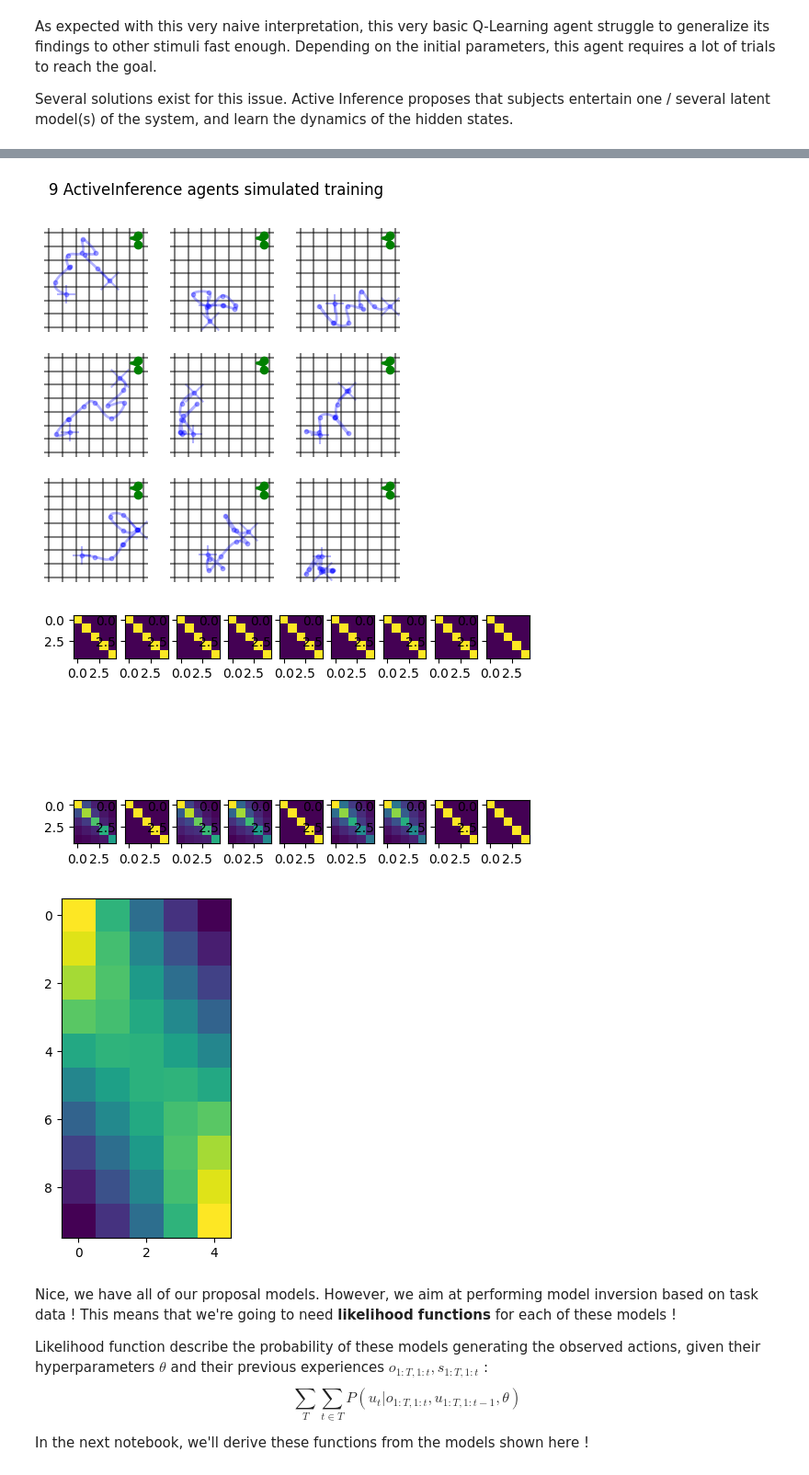
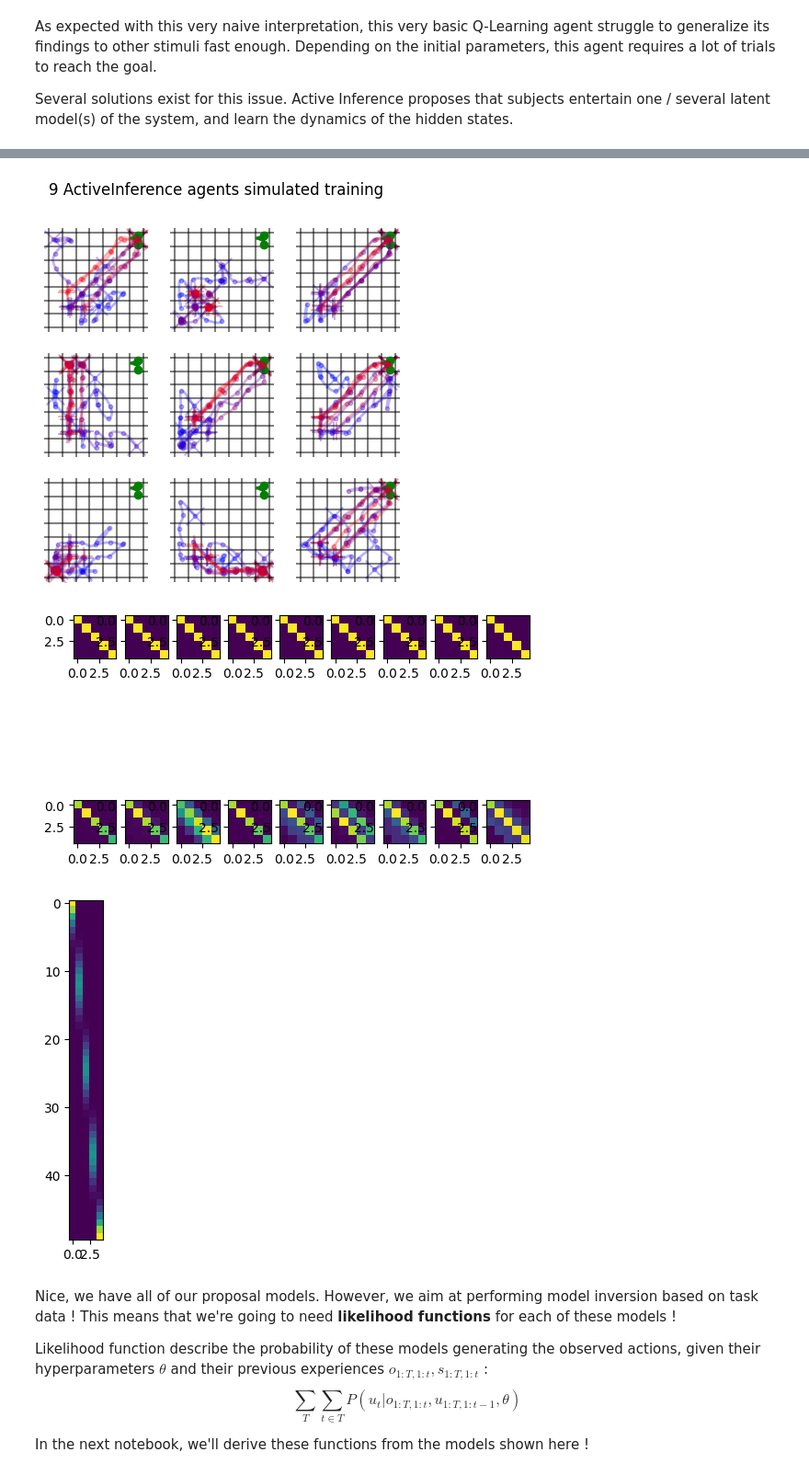
Before and after one commit to Erresthor/Behavioural_analog_to_BCI_training, a Jupyter notebook: computational_modeling_103_proposal_models.ipynb, the cells around one changed output, grey strips where cells are left out. Shown at 92% size. Saved outputs shown, nothing was run; the diff lists cells and outputs as text; code cells hidden in the pictures.

```diff
--- a/computational_modeling_103_proposal_models.ipynb
+++ b/computational_modeling_103_proposal_models.ipynb
@@ -31,7 +31,7 @@ from simulate.generate_observations import TrainingEnvironment,run_loop,generate
 T = 11
 
 # ENVIRONMENTAL CONSTANTS :
-N_FEEDBACK_OUTCOMES = 10
+N_FEEDBACK_OUTCOMES = 50
 TRUE_FEEDBACK_STD = 0.15
 GRID_SIZE = (7,7)
 START_COORD = [[5,1],[5,2],[4,1]]
@@ -305,11 +305,11 @@ aif_1d_constants = {
     # Latent state space structure
     "Ns_latent":5,      # For 1D
     # Action discretization:
-    "N_actions_distance" :3,
-    "N_actions_position" :9,
-    "N_actions_angle" :9,
+    "N_actions" :9,
 
-    "Th" : 3
+    "Th" : 3,
+
+    "learn_e" : True
 }
 
 aif_1d_params = {
@@ -327,6 +327,7 @@ aif_1d_params = {
     "emission_stickiness" : 100.0,
 
     "reward_seeking" : 10.0,
+    "habits_learning_rate" : 1.0,
 
     "action_selection_temperature" : 10.0,
 }
@@ -390,11 +391,11 @@ aif_1d_constants = {
     # Latent state space structure
     "Ns_latent":5,      # For 1D
     # Action discretization:
-    "N_actions_distance" :3,
-    "N_actions_position" :9,
-    "N_actions_angle" :9,
+    "N_actions" :9,
 
-    "Th" : 3
+    "Th" : 3,
+
+    "learn_e" : True
 }
 
 aif_1d_params = {
@@ -402,16 +403,18 @@ aif_1d_params = {
     # Model parameters : these should interact with the model components in a differentiable manner
     "transition_concentration": 1.0,
     "transition_stickiness": 1.0,
-    "transition_learning_rate" : 3.0,
-    "state_interpolation_temperature" : 0.5,
+    "transition_learning_rate" : 10.0,
+    "state_interpolation_temperature" : 0.15,
 
     "initial_state_concentration": 1.0,
 
-    "feedback_expected_std" : 0.5,
+    "feedback_expected_std" : 0.05,
     "emission_concentration" : 1.0,
     "emission_stickiness" : 100.0,
 
-    "reward_seeking" : 10.0,
+    "reward_seeking" : 1000.0,
+
+    "habits_learning_rate" : 0.3,
 
     "action_selection_temperature" : 10.0,
 }
@@ -469,7 +472,7 @@ Trial 0
 <matplotlib.image.AxesImage at 0x...>
-[figure, old version]
+[figure, new version]
-[figure, old version]
+[figure, new version]
-[figure, old version]
+[figure, new version]
 # %% [markdown]
 Nice, we have all of our proposal models.  However, we aim at performing model inversion based on task data ! This means that we're going to need **likelihood functions** for each of these models !
 
```
Also changed, not shown: parts of 8 cells of this notebook, 25 other files.
